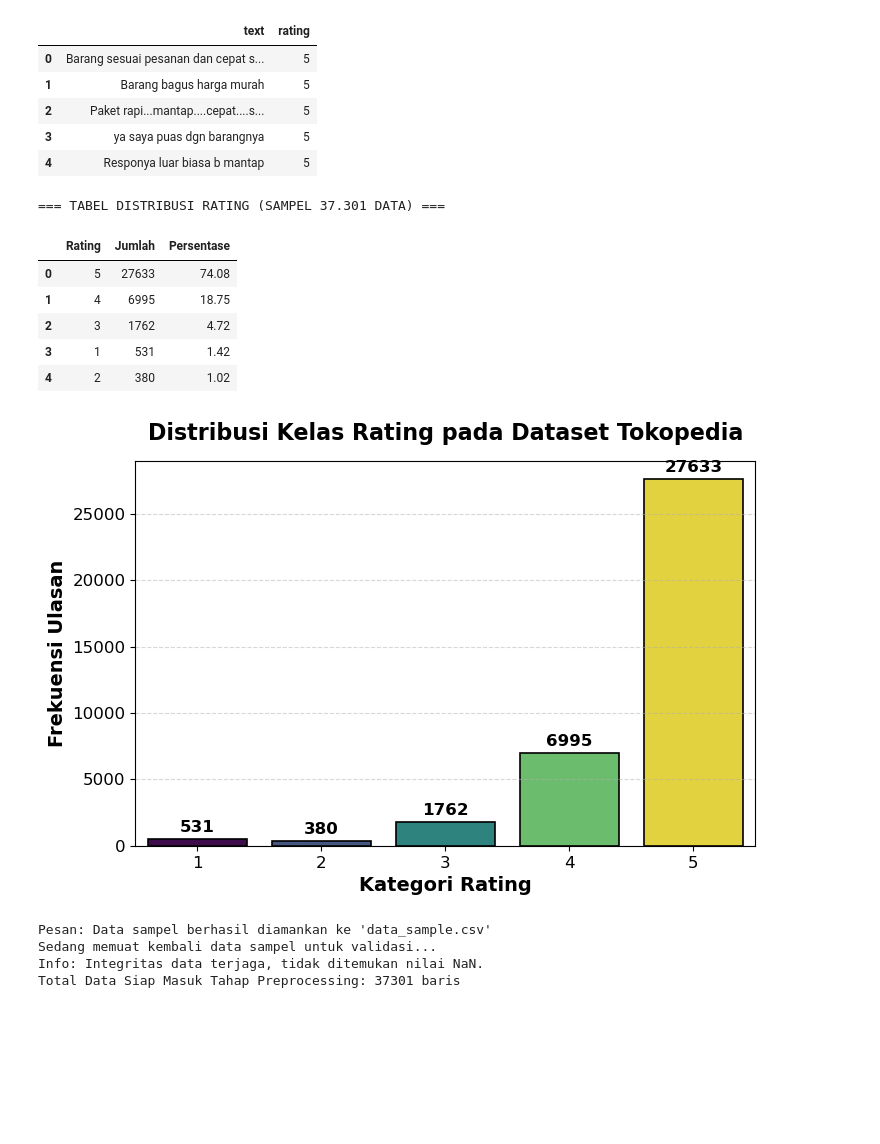
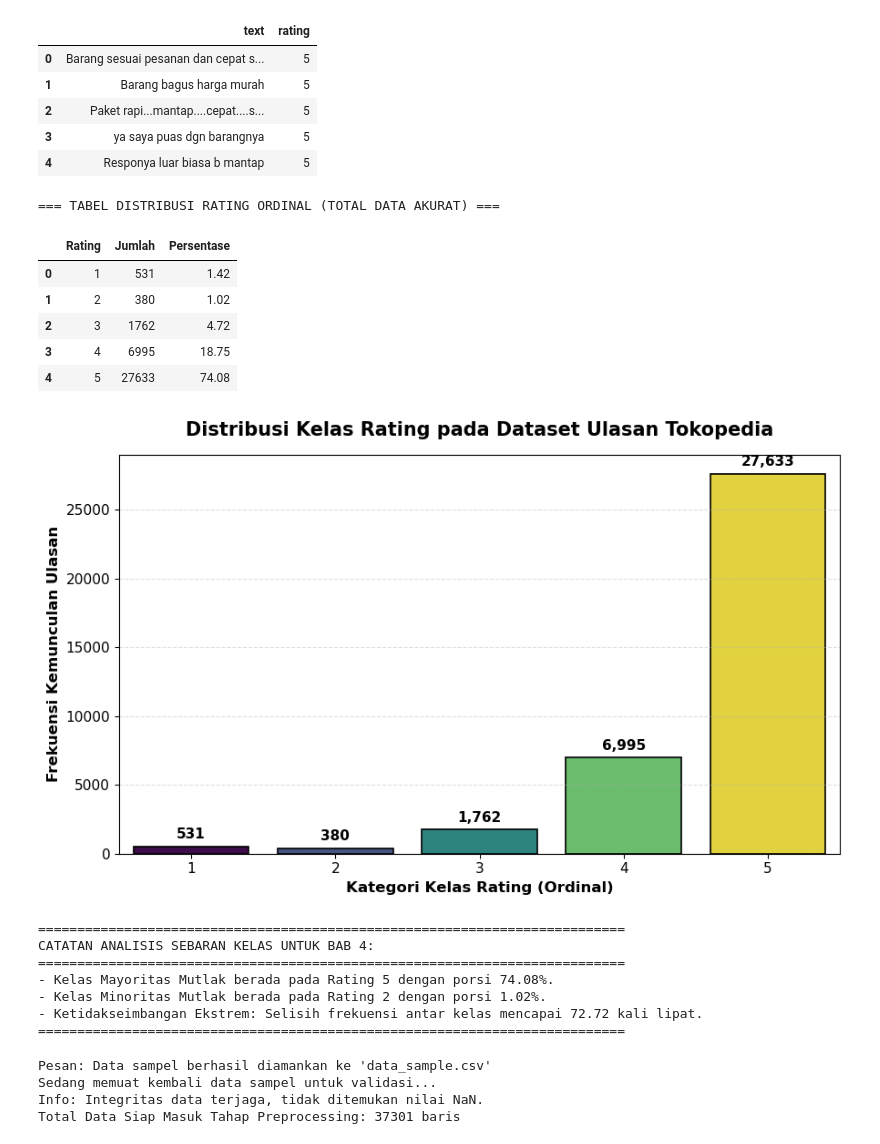
Before and after one commit to erlangga-g/NB_AnalisiSentimen, a Jupyter notebook: NB_SentimentAnalysis_Skripsi_2.ipynb, the cells around one changed output. Cells and saved outputs as stored; diff of their text form; code cells hidden in the pictures; blank space fills up the shorter version.

```diff
--- a/NB_SentimentAnalysis_Skripsi_2.ipynb
+++ b/NB_SentimentAnalysis_Skripsi_2.ipynb
@@ -235,47 +235,74 @@ Jumlah kolom setelah seleksi: 2
 # %%
 # --- 1.10 Visualisasi Distribusi Kelas (Identifikasi Class Imbalance) ---
 
 # 1. Menghitung ringkasan statistik distribusi rating pada data sampel
 dist_df = df_sample['rating'].value_counts().reset_index()
 dist_df.columns = ['Rating', 'Jumlah']
+
+# Mengunci urutan baris berdasarkan kategori tingkatan rating (1-5) secara ordinal
+dist_df = dist_df.sort_values('Rating').reset_index(drop=True)
 dist_df['Persentase'] = (dist_df['Jumlah'] / len(df_sample)) * 100
 
-print("=== TABEL DISTRIBUSI RATING (SAMPEL 37.301 DATA) ===")
+print("=== TABEL DISTRIBUSI RATING ORDINAL (TOTAL DATA AKURAT) ===")
 display(dist_df.round(2))
 
-# 2. Visualisasi Grafik Batang untuk memperjelas gap antar kelas
-plt.figure(figsize=(8, 5))
+# 2. Visualisasi Grafik Batang untuk memperjelas gap ekstrem antar kelas (Imbalance)
+plt.figure(figsize=(9, 5.5))
 ax = sns.barplot(
     x='Rating',
     y='Jumlah',
     data=dist_df,
     hue='Rating',
     palette='viridis',
     legend=False,
     edgecolor='black',
     linewidth=1.2
 )
 
-# Pengaturan label dan judul grafik
-plt.title('Distribusi Kelas Rating pada Dataset Tokopedia',
-          fontsize=16, fontweight='bold', pad=15)
-plt.xlabel('Kategori Rating', fontsize=14, fontweight='bold')
-plt.ylabel('Frekuensi Ulasan', fontsize=14, fontweight='bold')
-ax.tick_params(axis='both', labelsize=12)
+# Pengaturan label dan judul grafik standar penulisan ilmiah
+plt.title('Distribusi Kelas Rating pada Dataset Ulasan Tokopedia',
+          fontsize=15, fontweight='bold', pad=15)
+plt.xlabel('Kategori Kelas Rating (Ordinal)', fontsize=12, fontweight='bold')
+plt.ylabel('Frekuensi Kemunculan Ulasan', fontsize=12, fontweight='bold')
+ax.tick_params(axis='both', labelsize=11)
 
-for i in ax.containers:
-    ax.bar_label(i, padding=3, fontsize=12, fontweight='bold')
+# Menambahkan label jumlah absolut dengan format pemisah ribuan otomatis
+for container in ax.containers:
+    ax.bar_label(container, fmt='{:,.0f}', padding=4, fontsize=11, fontweight='bold')
 
-plt.grid(axis='y', linestyle='--', alpha=0.5)
+plt.grid(axis='y', linestyle='--', alpha=0.4)
+plt.tight_layout()
+plt.savefig('distribution_class_imbalance.png', dpi=300, bbox_inches='tight')
+plt.show()
+
+# 3. Narasi Otomatis Singkat
+kelas_mayoritas = dist_df.loc[dist_df['Jumlah'].idxmax()]
+kelas_minoritas = dist_df.loc[dist_df['Jumlah'].idxmin()]
+rasio_imbalance = kelas_mayoritas['Jumlah'] / kelas_minoritas['Jumlah']
+
+print("\n" + "=" * 75)
+print("CATATAN ANALISIS SEBARAN KELAS UNTUK BAB 4:")
+print("=" * 75)
+print(f"- Kelas Mayoritas Mutlak berada pada Rating {int(kelas_mayoritas['Rating'])} dengan porsi {kelas_mayoritas['Persentase']:.2f}%.")
+print(f"- Kelas Minoritas Mutlak berada pada Rating {int(kelas_minoritas['Rating'])} dengan porsi {kelas_minoritas['Persentase']:.2f}%.")
+print(f"- Ketidakseimbangan Ekstrem: Selisih frekuensi antar kelas mencapai {rasio_imbalance:.2f} kali lipat.")
+print("=" * 75)
 # %% [output]
-=== TABEL DISTRIBUSI RATING (SAMPEL 37.301 DATA) ===
+=== TABEL DISTRIBUSI RATING ORDINAL (TOTAL DATA AKURAT) ===
 |  | Rating | Jumlah | Persentase |
-| 0 | 5 | 27633 | 74.08 |
-| 1 | 4 | 6995 | 18.75 |
+| 0 | 1 | 531 | 1.42 |
+| 1 | 2 | 380 | 1.02 |
 | 2 | 3 | 1762 | 4.72 |
-| 3 | 1 | 531 | 1.42 |
-| 4 | 2 | 380 | 1.02 |
+| 3 | 4 | 6995 | 18.75 |
+| 4 | 5 | 27633 | 74.08 |
-[figure, old version]
+[figure, new version]
+===========================================================================
+CATATAN ANALISIS SEBARAN KELAS UNTUK BAB 4:
+===========================================================================
+- Kelas Mayoritas Mutlak berada pada Rating 5 dengan porsi 74.08%.
+- Kelas Minoritas Mutlak berada pada Rating 2 dengan porsi 1.02%.
+- Ketidakseimbangan Ekstrem: Selisih frekuensi antar kelas mencapai 72.72 kali lipat.
+===========================================================================
 # %%
 # --- 1.11 Ekspor Data Sampel dan Validasi Integritas ---
 
```
Also changed, not shown: parts of 20 cells of this notebook, 12 other files.
